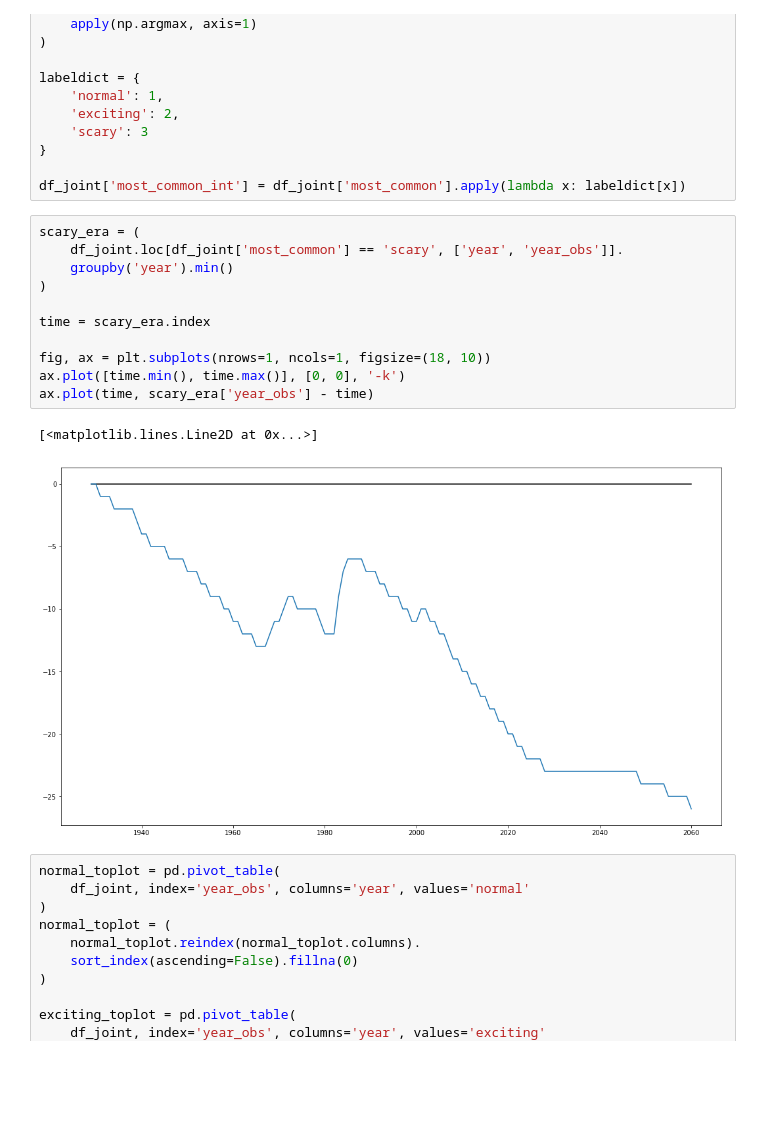
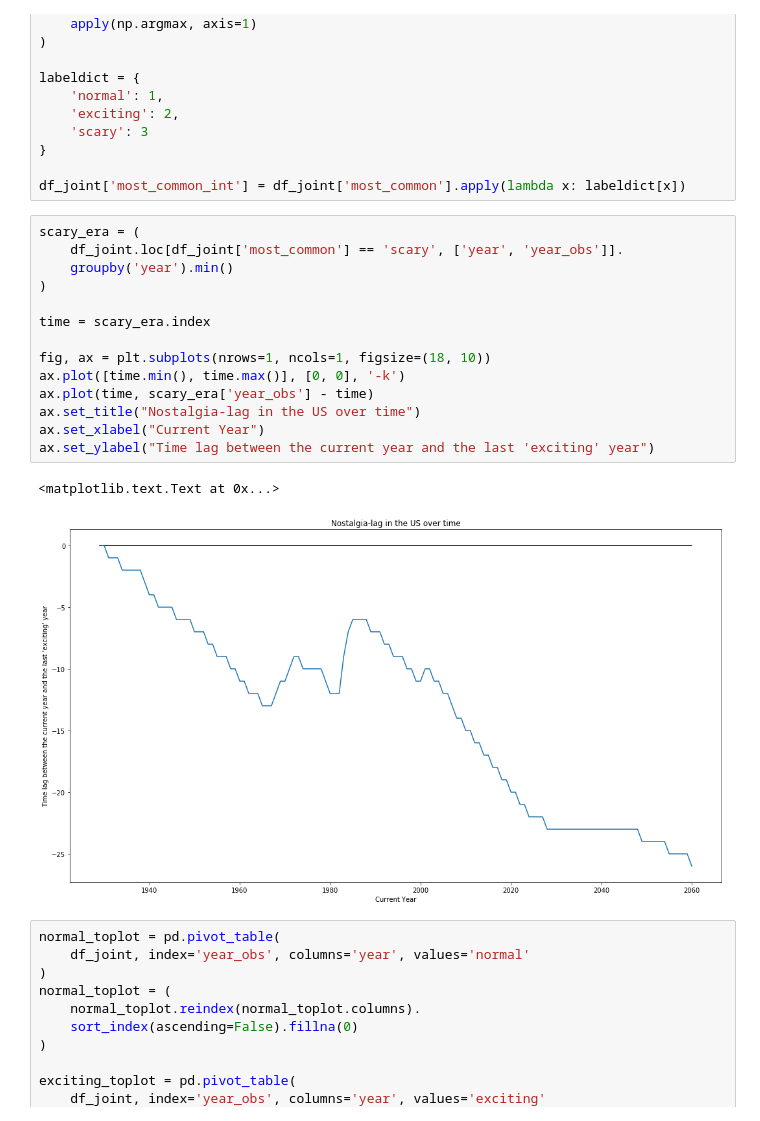
Before and after one commit to bmcmenamin/sundries, a Jupyter notebook: age_distro/combine age files.ipynb, the cells around one changed output. Cells and saved outputs as stored; diff of their text form; blank space fills up the shorter version.

```diff
--- a/age_distro/combine age files.ipynb
+++ b/age_distro/combine age files.ipynb
@@ -117,17 +113,20 @@ df_joint['most_common_int'] = df_joint['most_common'].apply(lambda x: labeldict[
 # %%
 scary_era = (
     df_joint.loc[df_joint['most_common'] == 'scary', ['year', 'year_obs']].
     groupby('year').min()
 )
 
 time = scary_era.index
 
 fig, ax = plt.subplots(nrows=1, ncols=1, figsize=(18, 10))
 ax.plot([time.min(), time.max()], [0, 0], '-k')
 ax.plot(time, scary_era['year_obs'] - time)
+ax.set_title("Nostalgia-lag in the US over time")
+ax.set_xlabel("Current Year")
+ax.set_ylabel("Time lag between the current year and the last 'exciting' year")
 # %% [output]
-[<matplotlib.lines.Line2D at 0x...>]
+<matplotlib.text.Text at 0x...>
-[figure, old version]
+[figure, new version]
 # %%
 normal_toplot = pd.pivot_table(
     df_joint, index='year_obs', columns='year', values='normal'
```
Also changed, not shown: parts of 6 cells of this notebook.
